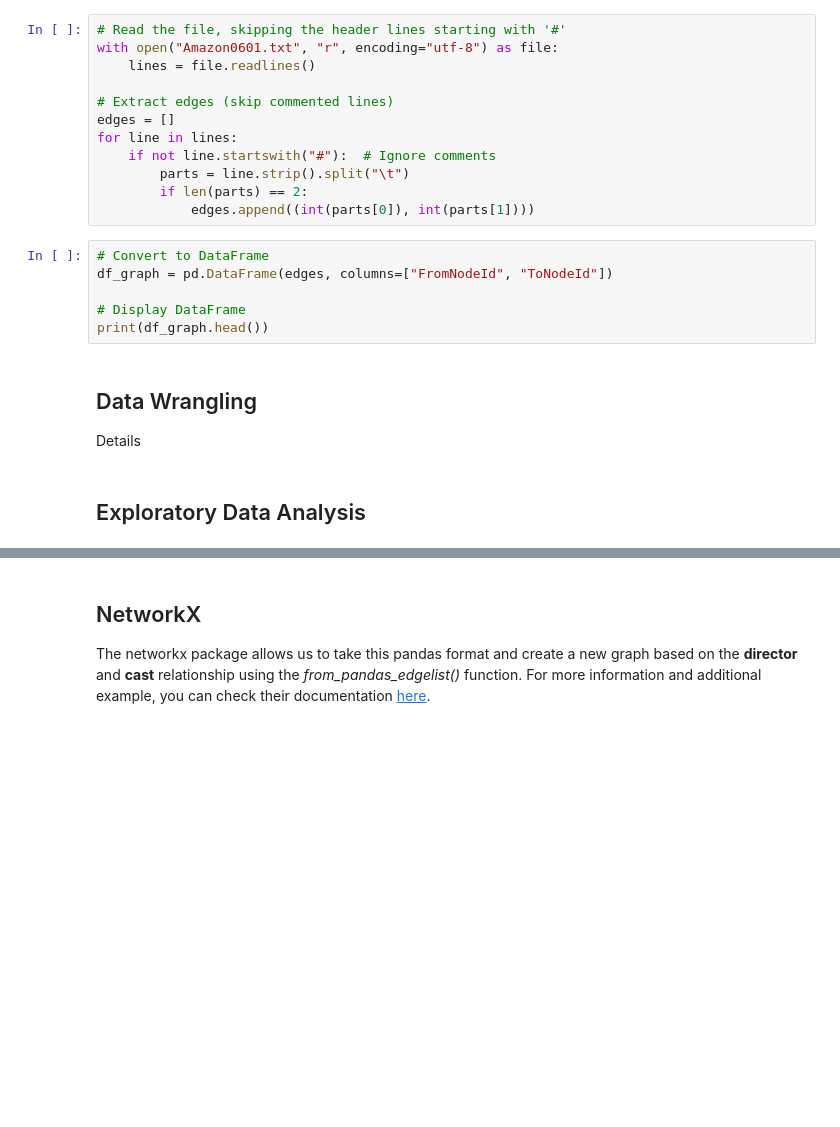
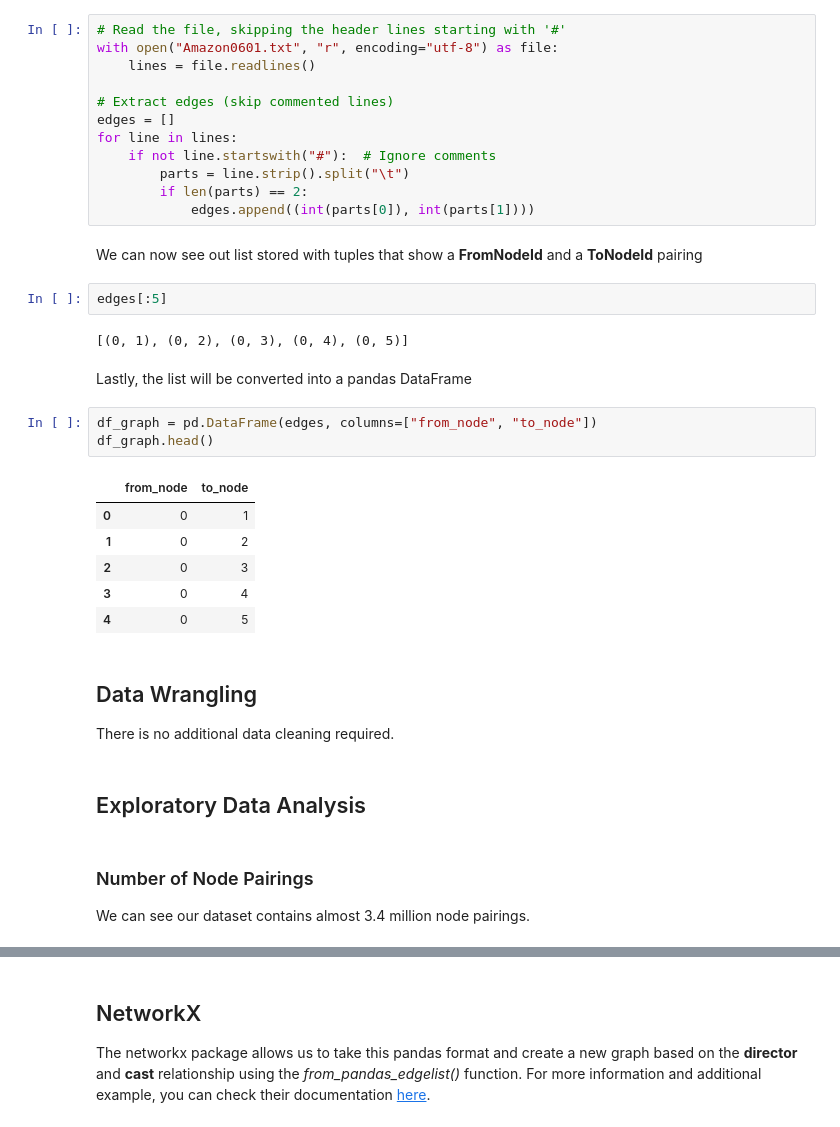
Before and after one commit to hellojohncruz/DATA-620, a Jupyter notebook: Graph Visualization/Graph Visualization.ipynb, the cells around one changed output, grey strips where cells are left out. Cells and saved outputs as stored; diff of their text form; blank space fills up the shorter version.

```diff
--- a/Graph Visualization/Graph Visualization.ipynb
+++ b/Graph Visualization/Graph Visualization.ipynb
@@ -32,15 +40,31 @@ for line in lines:
         parts = line.strip().split("\t")
         if len(parts) == 2:
             edges.append((int(parts[0]), int(parts[1])))
+# %% [markdown]
+We can now see out list stored with tuples that show a **FromNodeId** and a **ToNodeId** pairing
+# %%
+edges[:5]
+# %% [output]
+[(0, 1), (0, 2), (0, 3), (0, 4), (0, 5)]
+# %% [markdown]
+Lastly, the list will be converted into a pandas DataFrame
 # %%
-# Convert to DataFrame
-df_graph = pd.DataFrame(edges, columns=["FromNodeId", "ToNodeId"])
-
-# Display DataFrame
-print(df_graph.head())
+df_graph = pd.DataFrame(edges, columns=["from_node", "to_node"])
+df_graph.head()
+# %% [output]
+|  | from_node | to_node |
+| 0 | 0 | 1 |
+| 1 | 0 | 2 |
+| 2 | 0 | 3 |
+| 3 | 0 | 4 |
+| 4 | 0 | 5 |
 # %% [markdown]
 ## Data Wrangling
 
-Details
+There is no additional data cleaning required.
 # %% [markdown]
 ## Exploratory Data Analysis
+# %% [markdown]
+### Number of Node Pairings
+
+We can see our dataset contains almost 3.4 million node pairings.
```
Also changed, not shown: parts of 16 cells of this notebook.
